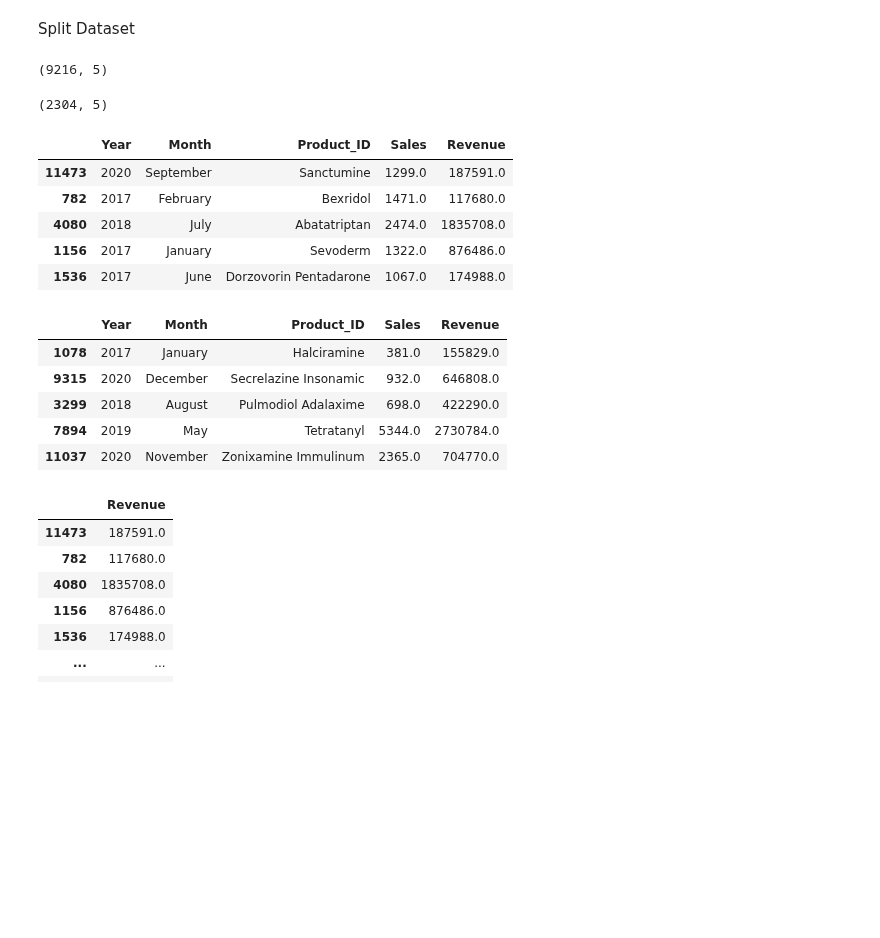
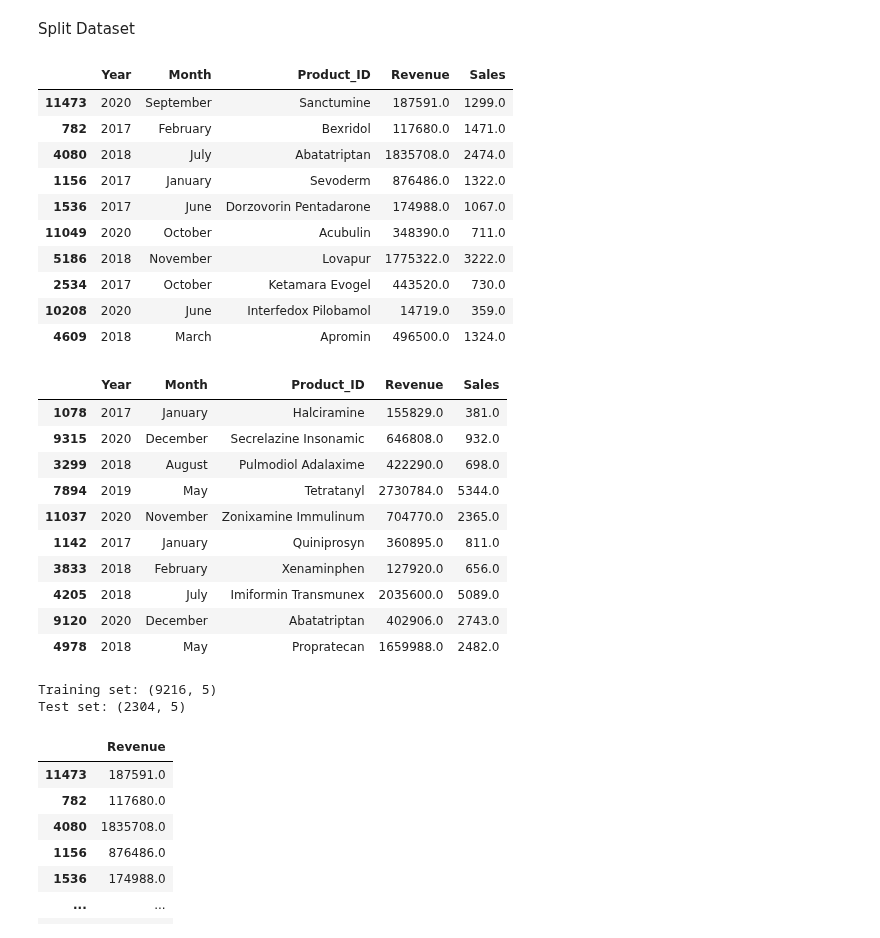
Before and after one commit to OlanreleOladeji/Demand-forecast--XGBoost, a Jupyter notebook: Products_quantity_forecasting_model_(XGB).ipynb, the cells around one changed output. Saved outputs shown, nothing was run; the diff lists cells and outputs as text; code cells hidden in the pictures; blank space fills up the shorter version.

```diff
--- a/Products_quantity_forecasting_model_(XGB).ipynb
+++ b/Products_quantity_forecasting_model_(XGB).ipynb
@@ -70,9 +70,9 @@ Sum the number of items in each month per year
 # %%
-monthly_sales = df.groupby(['Year', 'Month', 'Product_ID'])['Sales'].sum().reset_index()
+aggregated_monthly_revenue= df.groupby(['Year', 'Month', 'Product_ID'])['Sales'].sum().reset_index()
 # %%
-Monthly_Revenue= df.groupby(['Year', 'Month', 'Product_ID'])['Revenue'].sum().reset_index()
+aggregated_monthly_sales = df.groupby(['Year', 'Month', 'Product_ID'])['Revenue'].sum().reset_index()
 # %%
-merged_df = pd.merge(monthly_sales, Monthly_Revenue, on=['Year', 'Month', 'Product_ID'])
+merged_df = pd.merge(aggregated_monthly_sales, aggregated_monthly_revenue, on=['Year', 'Month', 'Product_ID'])
 # %%
 merged_df.head()
 # %% [output]
@@ -116,6 +107,6 @@ indices = df.index
 # %%
 train_df, test_df = train_test_split(indices, test_size=0.2, random_state=42)
 # %%
-train_df = df.loc[train_indices].copy()
-test_df = df.loc[test_indices].copy()
+train_df = df.loc[train_df].copy()
+test_df = df.loc[test_df].copy()
 # %%
@@ -126,29 +117,36 @@ test_y = test_df[target_col]
-# %%
-train_df.shape
-# %% [output]
-(9216, 5)
-# %%
-test_df.shape
-# %% [output]
-(2304, 5)
 # %%
-display(train_df.head())
+display(train_df.head(10))
 # %% [output]
-|  | Year | Month | Product_ID | Sales | Revenue |
-| 11473 | 2020 | September | Sanctumine | 1299.0 | 187591.0 |
-| 782 | 2017 | February | Bexridol | 1471.0 | 117680.0 |
-| 4080 | 2018 | July | Abatatriptan | 2474.0 | 1835708.0 |
-| 1156 | 2017 | January | Sevoderm | 1322.0 | 876486.0 |
-| 1536 | 2017 | June | Dorzovorin Pentadarone | 1067.0 | 174988.0 |
+|  | Year | Month | Product_ID | Revenue | Sales |
+| 11473 | 2020 | September | Sanctumine | 187591.0 | 1299.0 |
+| 782 | 2017 | February | Bexridol | 117680.0 | 1471.0 |
+| 4080 | 2018 | July | Abatatriptan | 1835708.0 | 2474.0 |
+| 1156 | 2017 | January | Sevoderm | 876486.0 | 1322.0 |
+| 1536 | 2017 | June | Dorzovorin Pentadarone | 174988.0 | 1067.0 |
+| 11049 | 2020 | October | Acubulin | 348390.0 | 711.0 |
+| 5186 | 2018 | November | Lovapur | 1775322.0 | 3222.0 |
+| 2534 | 2017 | October | Ketamara Evogel | 443520.0 | 730.0 |
+| 10208 | 2020 | June | Interfedox Pilobamol | 14719.0 | 359.0 |
+| 4609 | 2018 | March | Apromin | 496500.0 | 1324.0 |
 # %%
-display(test_df.head())
+display(test_df.head(10))
 # %% [output]
-|  | Year | Month | Product_ID | Sales | Revenue |
-| 1078 | 2017 | January | Halciramine | 381.0 | 155829.0 |
-| 9315 | 2020 | December | Secrelazine Insonamic | 932.0 | 646808.0 |
-| 3299 | 2018 | August | Pulmodiol Adalaxime | 698.0 | 422290.0 |
-| 7894 | 2019 | May | Tetratanyl | 5344.0 | 2730784.0 |
-| 11037 | 2020 | November | Zonixamine Immulinum | 2365.0 | 704770.0 |
+|  | Year | Month | Product_ID | Revenue | Sales |
+| 1078 | 2017 | January | Halciramine | 155829.0 | 381.0 |
+| 9315 | 2020 | December | Secrelazine Insonamic | 646808.0 | 932.0 |
+| 3299 | 2018 | August | Pulmodiol Adalaxime | 422290.0 | 698.0 |
+| 7894 | 2019 | May | Tetratanyl | 2730784.0 | 5344.0 |
+| 11037 | 2020 | November | Zonixamine Immulinum | 704770.0 | 2365.0 |
+| 1142 | 2017 | January | Quiniprosyn | 360895.0 | 811.0 |
+| 3833 | 2018 | February | Xenaminphen | 127920.0 | 656.0 |
+| 4205 | 2018 | July | Imiformin Transmunex | 2035600.0 | 5089.0 |
+| 9120 | 2020 | December | Abatatriptan | 402906.0 | 2743.0 |
+| 4978 | 2018 | May | Propratecan | 1659988.0 | 2482.0 |
+# %%
+print('Training set: %s\nTest set: %s' % (train_df.shape, test_df.shape))
+# %% [output]
+Training set: (9216, 5)
+Test set: (2304, 5)
 # %%
 train_X
 # %% [output]
```
Also changed, not shown: parts of 55 cells of this notebook.
